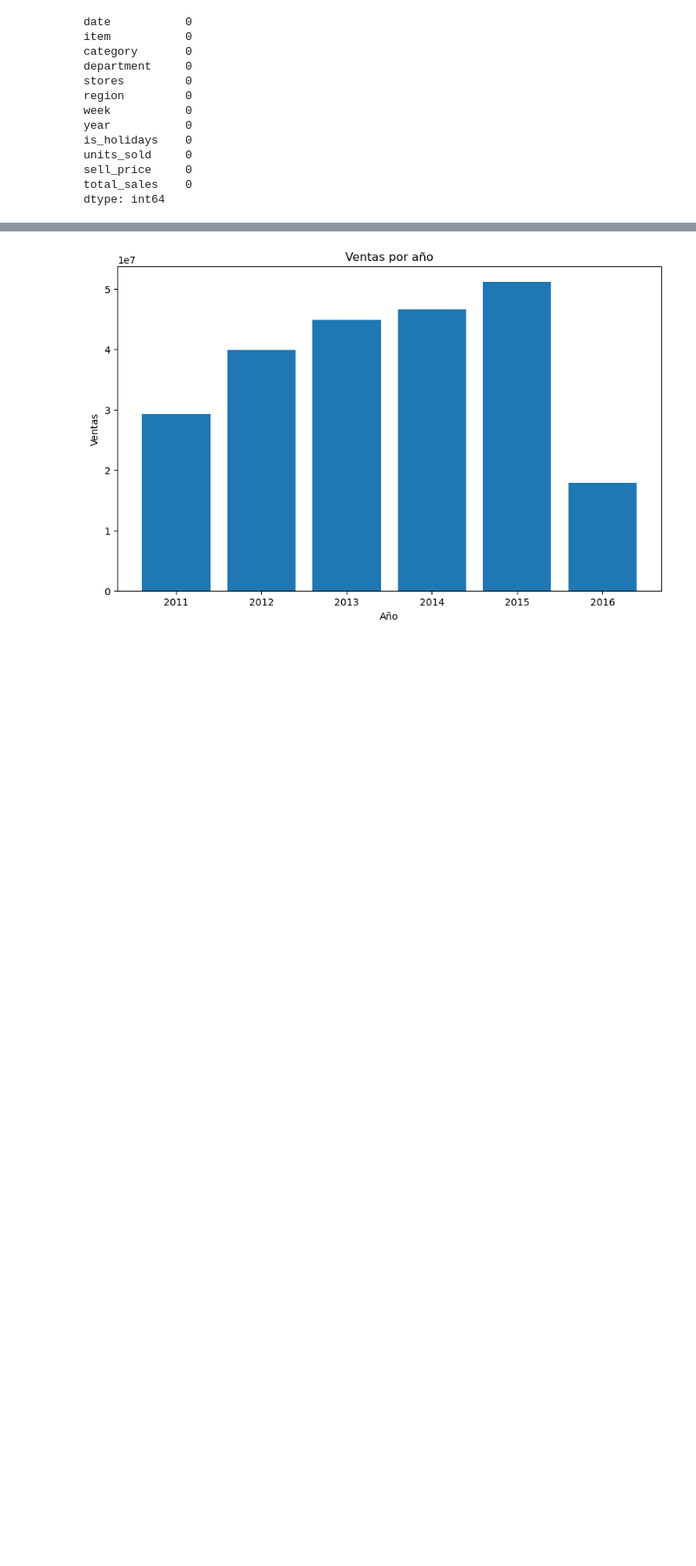
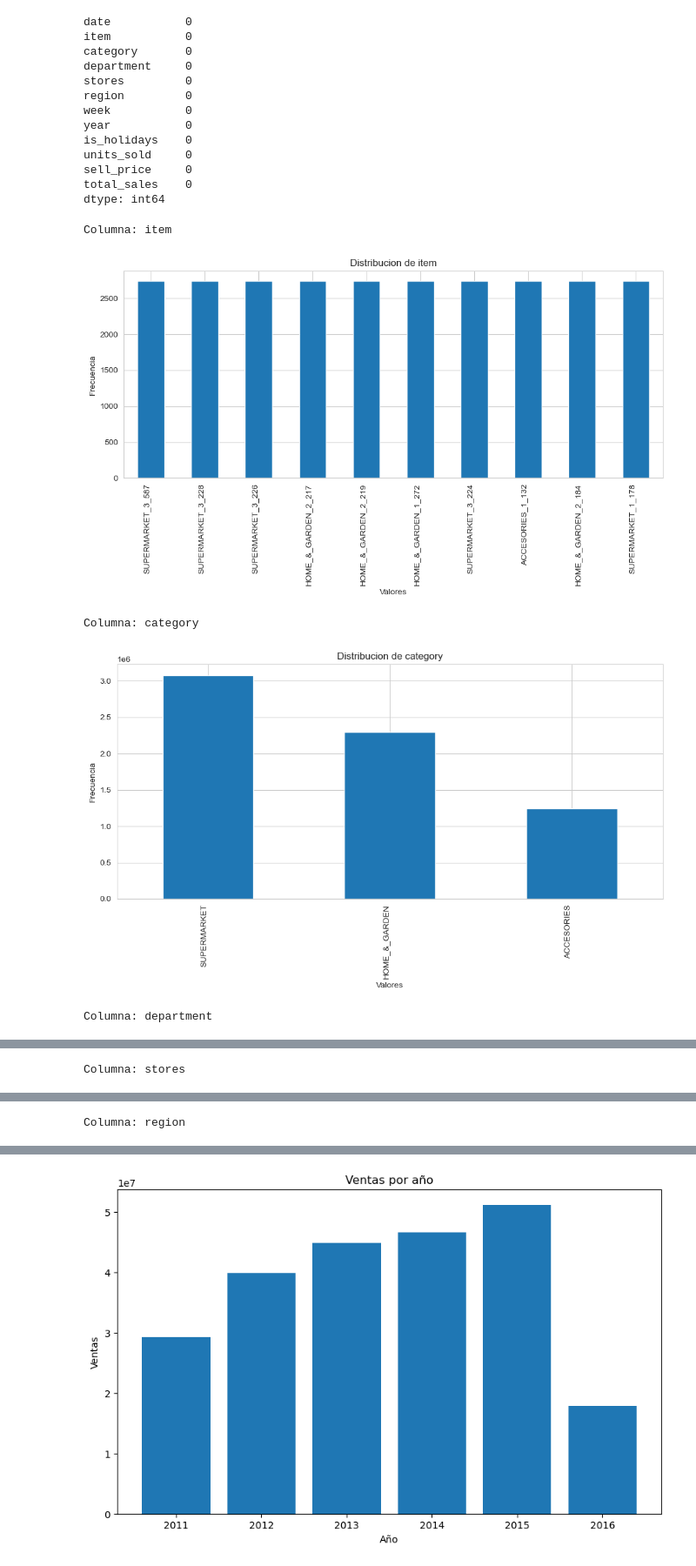
Before and after one commit to alitermat/capstone_retail_TFM, a Jupyter notebook: notebooks/EDA_general_aura.ipynb, the cells around one changed output, grey strips where cells are left out. Shown: that part at 87% size. Cells and saved outputs as stored; diff of their text form; code cells hidden in the pictures; blank space fills up the shorter version.

```diff
--- a/notebooks/EDA_general_aura.ipynb
+++ b/notebooks/EDA_general_aura.ipynb
@@ -3,8 +3,26 @@ import pandas as pd
 import numpy as np
 import matplotlib.pyplot as plt
 import seaborn as sns
+
+sns.set_style('whitegrid')
+# %%
+def crear_grafico_de_barras(df,columna):
+    # Obtener value counts y ordenar de mayor a menor
+    counts = df[columna].value_counts().sort_values(ascending=False)
+    # Tomar solo las 10 primeras opciones
+    top10 = counts.head(10)
+
+    # Crear el gráfico de barras
+    plt.figure(figsize=(10, 6))
+    top10.plot(kind='bar')
+    plt.title(f'Distribucion de {columna}')
+    plt.xlabel('Valores')
+    plt.ylabel('Frecuencia')
+    plt.xticks(rotation=90, ha='right')
+    plt.tight_layout()
+    plt.show()
 # %%
-df= pd.read_csv("/Users/auratorresmedina/Library/CloudStorage/GoogleDrive-torresmedinaaura@gmail.com/Mi unidad/Capstone/Datos/datos_arreglados.csv",index_col=0, sep=',')
+df= pd.read_csv("/Users/santi/Documents/csv/datos_arreglados.csv",index_col=0, sep=',')
 # %%
 df.head()
 # %% [output]
@@ -36,6 +54,8 @@ units_sold       int64
 sell_price     float64
 total_sales    float64
 dtype: object
+# %%
+df["date"] = pd.to_datetime(df["date"])
 # %%
 df.describe()
 # %% [output]
@@ -64,3 +84,15 @@ units_sold     0
 sell_price     0
 total_sales    0
 dtype: int64
+# %%
+    for columna in df.columns:
+        # Verificar si la columna es categórica
+        if df[columna].dtype == 'object':
+            print(f"Columna: {columna}")
+            crear_grafico_de_barras(df,columna)
+# %% [output]
+Columna: item
+[figure, added]
+Columna: category
+[figure, added]
+Columna: department
@@ -66,0 +100 @@ dtype: int64
+Columna: stores
@@ -66,0 +102 @@ dtype: int64
+Columna: region
```
Also changed, not shown: parts of 2 cells of this notebook, 1 other file.
